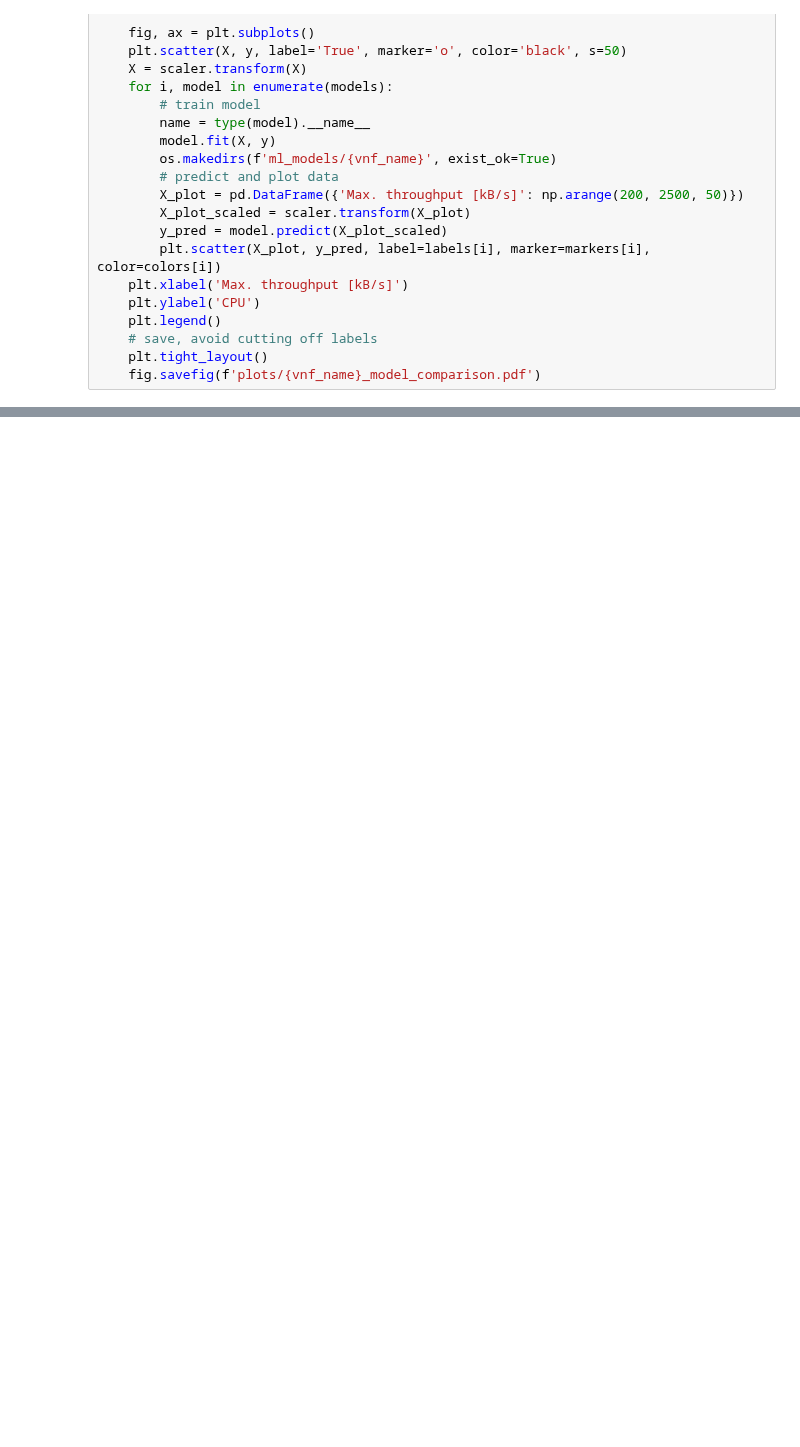
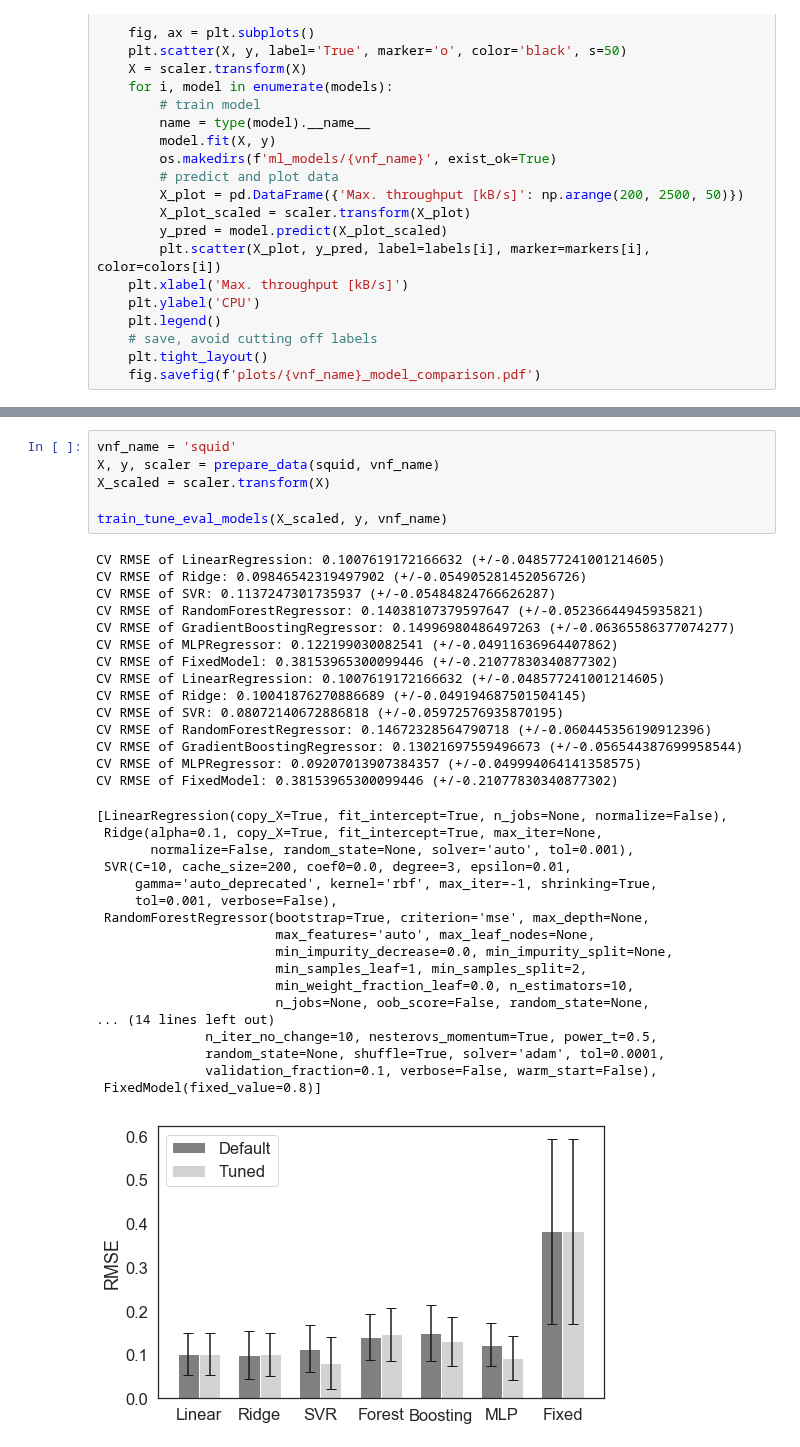
Before and after one commit to CN-UPB/ml-for-resource-allocation, a Jupyter notebook: vnf_web.ipynb, the cells around one changed output, grey strips where cells are left out. Drawn from its saved outputs; the diff is of its cells as text; blank space fills up the shorter version.

```diff
--- a/vnf_web.ipynb
+++ b/vnf_web.ipynb
@@ -330,0 +392,39 @@ CV RMSE of FixedModel: 0.38153965300099446 (+/-0.21077830340877302)
+# %%
+vnf_name = 'squid'
+X, y, scaler = prepare_data(squid, vnf_name)
+X_scaled = scaler.transform(X)
+
+train_tune_eval_models(X_scaled, y, vnf_name)
+# %% [output]
+CV RMSE of LinearRegression: 0.1007619172166632 (+/-0.048577241001214605)
+CV RMSE of Ridge: 0.09846542319497902 (+/-0.054905281452056726)
+CV RMSE of SVR: 0.1137247301735937 (+/-0.05484824766626287)
+CV RMSE of RandomForestRegressor: 0.14038107379597647 (+/-0.05236644945935821)
+CV RMSE of GradientBoostingRegressor: 0.14996980486497263 (+/-0.06365586377074277)
+CV RMSE of MLPRegressor: 0.122199030082541 (+/-0.04911636964407862)
+CV RMSE of FixedModel: 0.38153965300099446 (+/-0.21077830340877302)
+CV RMSE of LinearRegression: 0.1007619172166632 (+/-0.048577241001214605)
+CV RMSE of Ridge: 0.10041876270886689 (+/-0.049194687501504145)
+CV RMSE of SVR: 0.08072140672886818 (+/-0.05972576935870195)
+CV RMSE of RandomForestRegressor: 0.14672328564790718 (+/-0.060445356190912396)
+CV RMSE of GradientBoostingRegressor: 0.13021697559496673 (+/-0.056544387699958544)
+CV RMSE of MLPRegressor: 0.09207013907384357 (+/-0.049994064141358575)
+CV RMSE of FixedModel: 0.38153965300099446 (+/-0.21077830340877302)
+[LinearRegression(copy_X=True, fit_intercept=True, n_jobs=None, normalize=False),
+ Ridge(alpha=0.1, copy_X=True, fit_intercept=True, max_iter=None,
+       normalize=False, random_state=None, solver='auto', tol=0.001),
+ SVR(C=10, cache_size=200, coef0=0.0, degree=3, epsilon=0.01,
+     gamma='auto_deprecated', kernel='rbf', max_iter=-1, shrinking=True,
+     tol=0.001, verbose=False),
+ RandomForestRegressor(bootstrap=True, criterion='mse', max_depth=None,
+                       max_features='auto', max_leaf_nodes=None,
+                       min_impurity_decrease=0.0, min_impurity_split=None,
+                       min_samples_leaf=1, min_samples_split=2,
+                       min_weight_fraction_leaf=0.0, n_estimators=10,
+                       n_jobs=None, oob_score=False, random_state=None,
+... (14 lines left out)
+              n_iter_no_change=10, nesterovs_momentum=True, power_t=0.5,
+              random_state=None, shuffle=True, solver='adam', tol=0.0001,
+              validation_fraction=0.1, verbose=False, warm_start=False),
+ FixedModel(fixed_value=0.8)]
+[figure, added]
```
Also changed, not shown: parts of 5 cells of this notebook, 15 other files.
